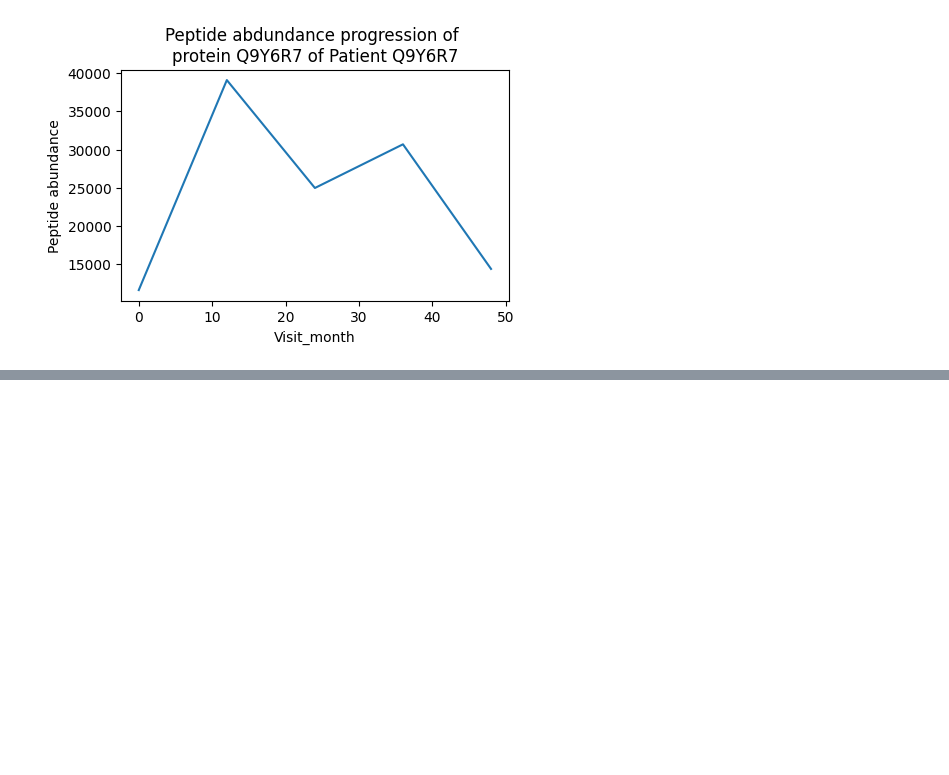
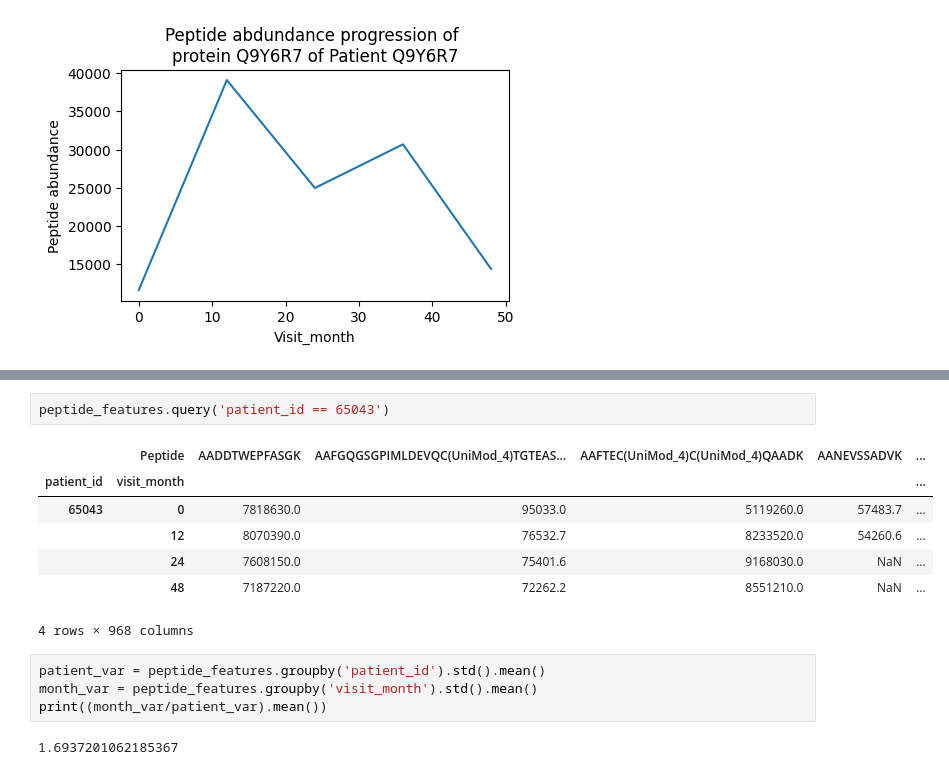
Before and after one commit to prithvidasgupta/si-618-parkinson-prediction, a Jupyter notebook: peptide_data.ipynb, the cells around one changed output, grey strips where cells are left out. Saved outputs shown, nothing was run; the diff lists cells and outputs as text; blank space fills up the shorter version.

```diff
--- a/peptide_data.ipynb
+++ b/peptide_data.ipynb
@@ -115,0 +152,16 @@ plt.show()
+# %%
+peptide_features.query('patient_id == 65043')
+# %% [output]
+|  | Peptide | AADDTWEPFASGK | AAFGQGSGPIMLDEVQC(UniMod_4)TGTEAS... | AAFTEC(UniMod_4)C(UniMod_4)QAADK | AANEVSSADVK | ... |
+| patient_id | visit_month |  |  |  |  | ... |
+| 65043 | 0 | 7818630.0 | 95033.0 | 5119260.0 | 57483.7 | ... |
+|  | 12 | 8070390.0 | 76532.7 | 8233520.0 | 54260.6 | ... |
+|  | 24 | 7608150.0 | 75401.6 | 9168030.0 | NaN | ... |
+|  | 48 | 7187220.0 | 72262.2 | 8551210.0 | NaN | ... |
+4 rows × 968 columns
+# %%
+patient_var = peptide_features.groupby('patient_id').std().mean()
+month_var = peptide_features.groupby('visit_month').std().mean()
+print((month_var/patient_var).mean())
+# %% [output]
+1.6937201062185367
```
Also changed, not shown: parts of 7 cells of this notebook.
